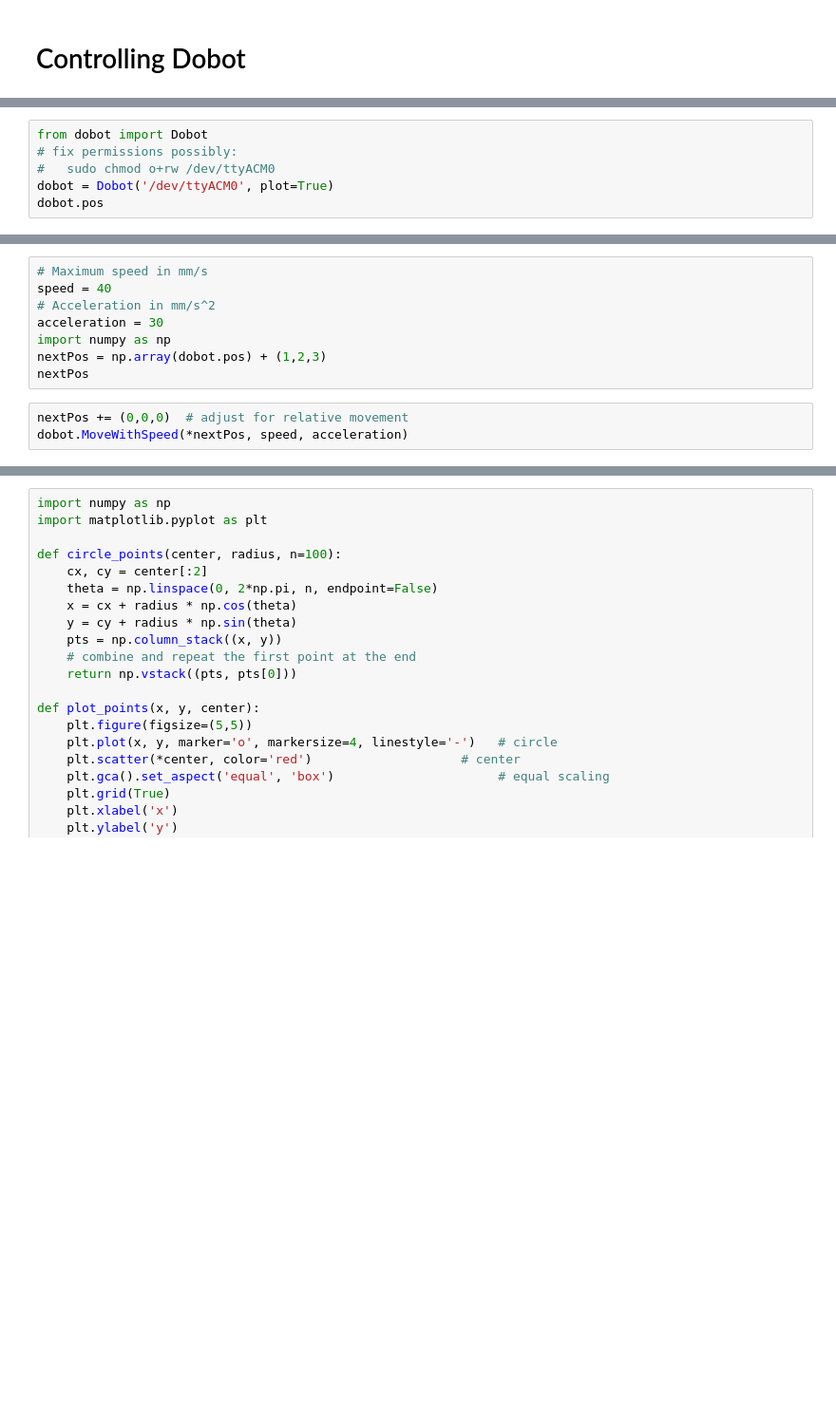
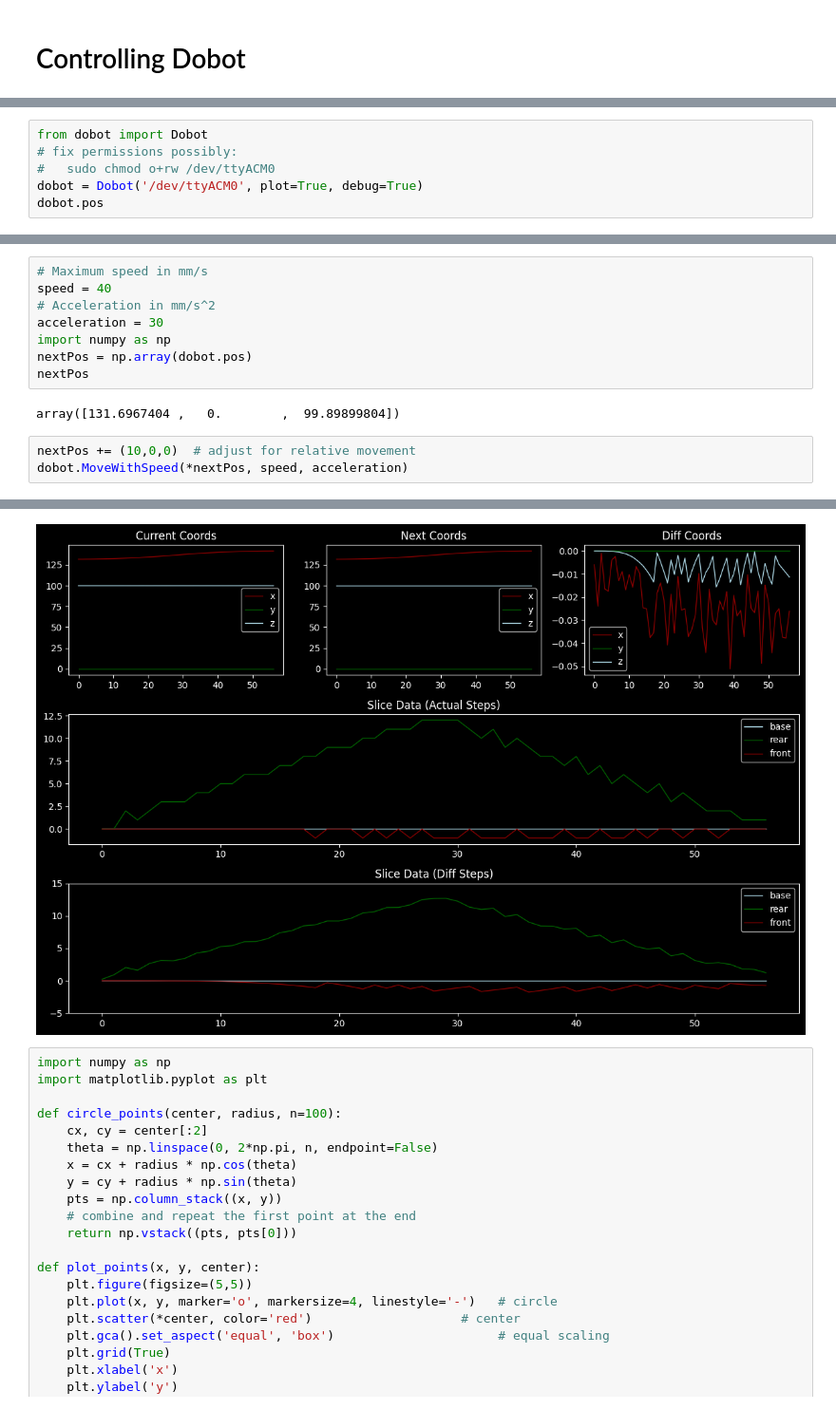
Before and after one commit to ibressler/dobot1-control, a Jupyter notebook: test move.ipynb, the cells around one changed output, grey strips where cells are left out. Shown at 95% size. Drawn from its saved outputs; the diff is of its cells as text; blank space fills up the shorter version.

Commit message:
refactor(notebook): remove lower-level driver control, adjust high-level control

```diff
--- a/test move.ipynb
+++ b/test move.ipynb
@@ -86,5 +4,5 @@ while False:
 from dobot import Dobot
 # fix permissions possibly:
 #   sudo chmod o+rw /dev/ttyACM0
-dobot = Dobot('/dev/ttyACM0', plot=True)
+dobot = Dobot('/dev/ttyACM0', plot=True, debug=True)
 dobot.pos
@@ -94,8 +21,11 @@ speed = 40
 # Acceleration in mm/s^2
 acceleration = 30
 import numpy as np
-nextPos = np.array(dobot.pos) + (1,2,3)
+nextPos = np.array(dobot.pos)
 nextPos
+# %% [output]
+array([131.6967404 ,   0.        ,  99.89899804])
 # %%
-nextPos += (0,0,0)  # adjust for relative movement
+nextPos += (10,0,0)  # adjust for relative movement
 dobot.MoveWithSpeed(*nextPos, speed, acceleration)
+# %% [output]
@@ -102,3 +49,4 @@ dobot.MoveWithSpeed(*nextPos, speed, acceleration)
+[figure, added]
 # %%
 import numpy as np
 import matplotlib.pyplot as plt
```
Also changed, not shown: parts of 10 cells of this notebook.
